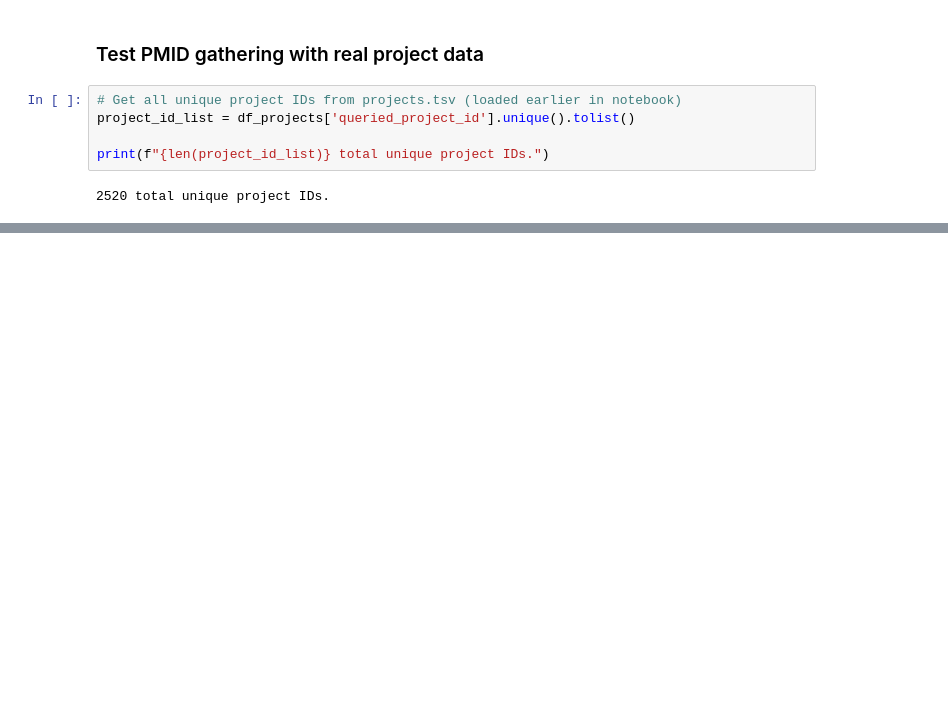
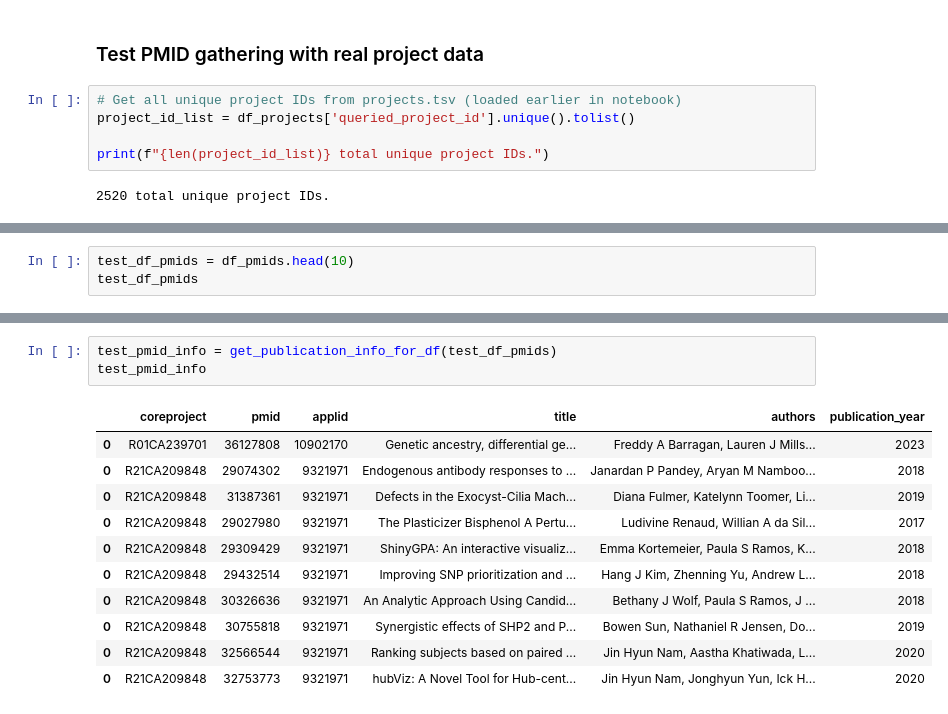
Before and after one commit to CBIIT/INS-Data, a Jupyter notebook: notebooks/07_gather_publications.ipynb, the cells around one changed output, grey strips where cells are left out. Saved outputs shown, nothing was run; the diff lists cells and outputs as text; blank space fills up the shorter version.

```diff
--- a/notebooks/07_gather_publications.ipynb
+++ b/notebooks/07_gather_publications.ipynb
@@ -383,0 +866,3 @@ R01CA262015: (1/1): {'search_id': None, 'total':
+# %%
+test_df_pmids = df_pmids.head(10)
+test_df_pmids
@@ -383,0 +881,15 @@ R01CA262015: (1/1): {'search_id': None, 'total':
+# %%
+test_pmid_info = get_publication_info_for_df(test_df_pmids)
+test_pmid_info
+# %% [output]
+|  | coreproject | pmid | applid | title | authors | publication_year |
+| 0 | R01CA239701 | 36127808 | 10902170 | Genetic ancestry, differential ge... | Freddy A Barragan, Lauren J Mills... | 2023 |
+| 0 | R21CA209848 | 29074302 | 9321971 | Endogenous antibody responses to ... | Janardan P Pandey, Aryan M Namboo... | 2018 |
+| 0 | R21CA209848 | 31387361 | 9321971 | Defects in the Exocyst-Cilia Mach... | Diana Fulmer, Katelynn Toomer, Li... | 2019 |
+| 0 | R21CA209848 | 29027980 | 9321971 | The Plasticizer Bisphenol A Pertu... | Ludivine Renaud, Willian A da Sil... | 2017 |
+| 0 | R21CA209848 | 29309429 | 9321971 | ShinyGPA: An interactive visualiz... | Emma Kortemeier, Paula S Ramos, K... | 2018 |
+| 0 | R21CA209848 | 29432514 | 9321971 | Improving SNP prioritization and ... | Hang J Kim, Zhenning Yu, Andrew L... | 2018 |
+| 0 | R21CA209848 | 30326636 | 9321971 | An Analytic Approach Using Candid... | Bethany J Wolf, Paula S Ramos, J ... | 2018 |
+| 0 | R21CA209848 | 30755818 | 9321971 | Synergistic effects of SHP2 and P... | Bowen Sun, Nathaniel R Jensen, Do... | 2019 |
+| 0 | R21CA209848 | 32566544 | 9321971 | Ranking subjects based on paired ... | Jin Hyun Nam, Aastha Khatiwada, L... | 2020 |
+| 0 | R21CA209848 | 32753773 | 9321971 | hubViz: A Novel Tool for Hub-cent... | Jin Hyun Nam, Jonghyun Yun, Ick H... | 2020 |
```
Also changed, not shown: parts of 60 cells of this notebook, 1 other file.
